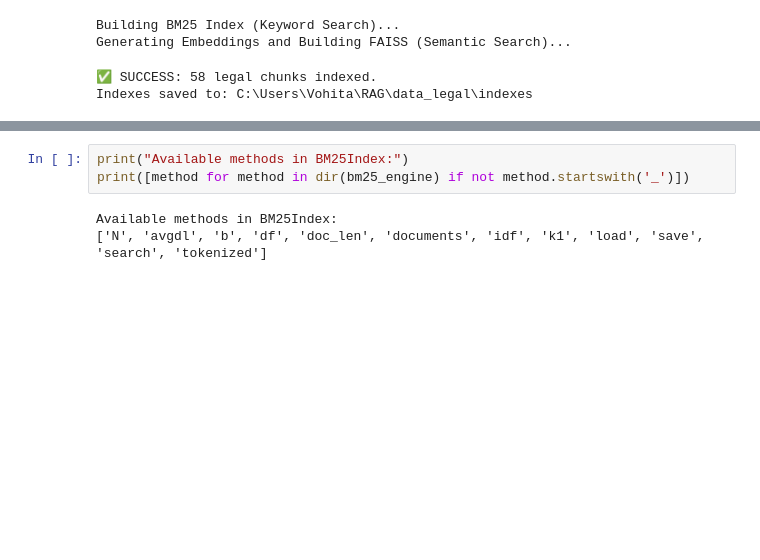
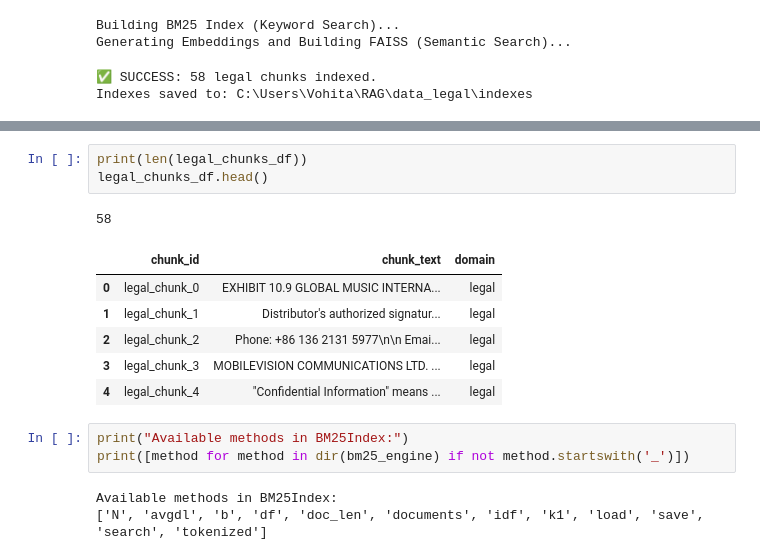
Before and after one commit to Vohita-10/VISILAW-LEGAL-DOCUMENT-CHATBOT, a Jupyter notebook: visilaw_master_pipeline.ipynb, the cells around one changed output, grey strips where cells are left out. Saved outputs shown, nothing was run; the diff lists cells and outputs as text; blank space fills up the shorter version.

Commit message:
VisiLaw - Legal document AI chatbot

```diff
--- a/visilaw_master_pipeline.ipynb
+++ b/visilaw_master_pipeline.ipynb
@@ -383,3 +625,14 @@ Indexes saved to: C:\Users\Vohita\RAG\data_legal\indexes
+# %%
+print(len(legal_chunks_df))
+legal_chunks_df.head()
+# %% [output]
+58
+|  | chunk_id | chunk_text | domain |
+| 0 | legal_chunk_0 | EXHIBIT 10.9 GLOBAL MUSIC INTERNA... | legal |
+| 1 | legal_chunk_1 | Distributor's authorized signatur... | legal |
+| 2 | legal_chunk_2 | Phone: +86 136 2131 5977\n\n Emai... | legal |
+| 3 | legal_chunk_3 | MOBILEVISION COMMUNICATIONS LTD. ... | legal |
+| 4 | legal_chunk_4 | "Confidential Information" means ... | legal |
 # %%
 print("Available methods in BM25Index:")
 print([method for method in dir(bm25_engine) if not method.startswith('_')])
```
Also changed, not shown: parts of 55 cells of this notebook, 33 other files.
